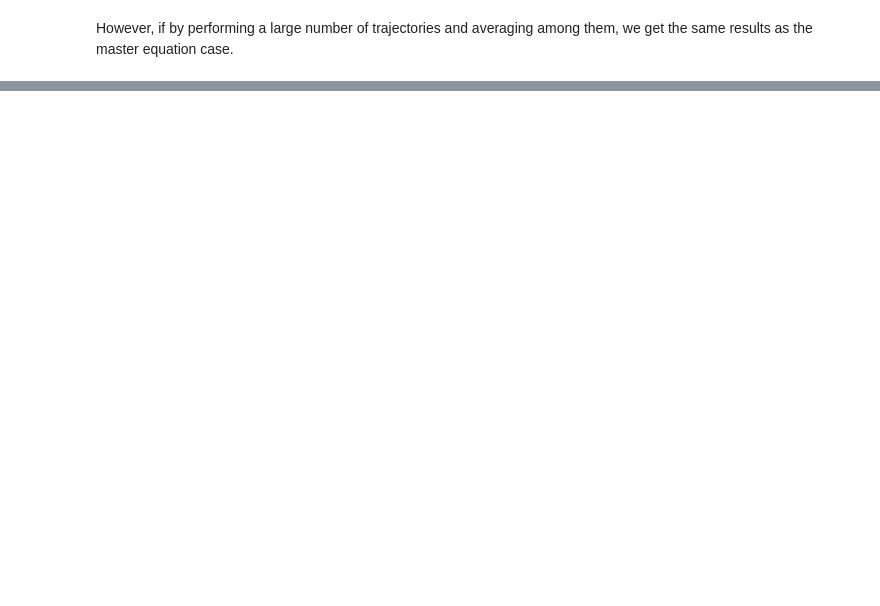
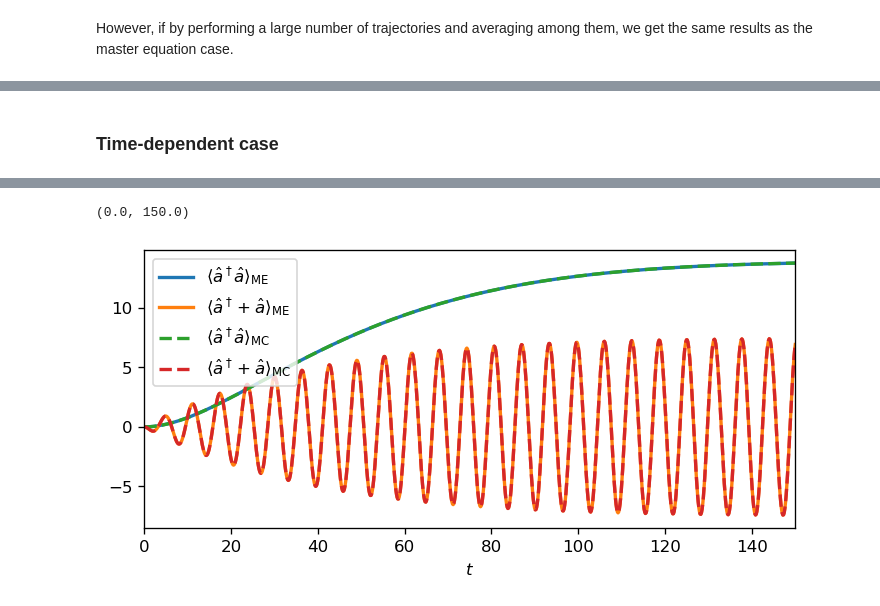
Before and after one commit to albertomercurio/photonics-school-2024, a Jupyter notebook: Chapter 3.ipynb, the cells around one changed output, grey strips where cells are left out. Drawn from its saved outputs; the diff is of its cells as text; code cells hidden in the pictures; blank space fills up the shorter version.

Commit message:
Added driven-dissipative harmonic oscillator

```diff
--- a/Chapter 3.ipynb
+++ b/Chapter 3.ipynb
@@ -321,0 +361,49 @@ Total run time:   0.32s
+# %% [markdown]
+### Time-dependent case
+# %%
+# System parameters
+N = 50  # Number of Fock states
+omega = 1  # Frequency of the oscillator
+gamma = 0.05  # Dissipation rate
+F = 0.1  # Drive strength
+omega_d = 0.99  # Drive frequency
+
+# Time-dependent drive function
+def drive1(t, args):
+    return F * np.exp(-1j * omega_d * t)
+
+def drive2(t, args):
+    return F * np.exp(1j * omega_d * t)
+
+# Operators
+a = destroy(N)
+H0 = omega * a.dag() * a # Hamiltonian of the harmonic oscillator
+
+# Time-dependent Hamiltonian
+H = [H0, [a.dag(), drive1], [a, drive2]]
+
+# Initial state
+psi0 = basis(N, 0)
+
+# Collapse operators
+c_ops = [np.sqrt(gamma) * a]
+
+# Time points
+times = np.linspace(0, 150, 1000)
+
+# Solving the dynamics with mesolve
+result_me_td = mesolve(H, psi0, times, c_ops, [a.dag() * a, a.dag() + a])
+
+# Solving the dynamics with mcsolve
+result_mc_td = mcsolve(H, psi0, times, c_ops, [a.dag() * a, a.dag() + a], ntraj=1)
+
+fig, ax = plt.subplots(dpi=120, figsize=(7, 3))
+
+ax.plot(times, result_me_td.expect[0], label=r"$\langle \hat{a}^\dagger \hat{a} \rangle_\mathrm{ME}$", lw=2)
+ax.plot(times, result_me_td.expect[1], label=r"$\langle \hat{a}^\dagger + \hat{a} \rangle_\mathrm{ME}$", lw=2)
+ax.plot(times, result_mc_td.expect[0], label=r"$\langle \hat{a}^\dagger \hat{a} \rangle_\mathrm{MC}$", ls="--", lw=2)
+ax.plot(times, result_mc_td.expect[1], label=r"$\langle \hat{a}^\dagger + \hat{a} \rangle_\mathrm{MC}$", ls="--", lw=2)
+ax.legend()
+ax.set_xlabel(r"$t$")
+ax.set_xlim(times[0], times[-1])
+# %% [output]
@@ -321,0 +412,2 @@ Total run time:   0.32s
+(0.0, 150.0)
+[figure, added]
```
Also changed, not shown: parts of 7 cells of this notebook.
